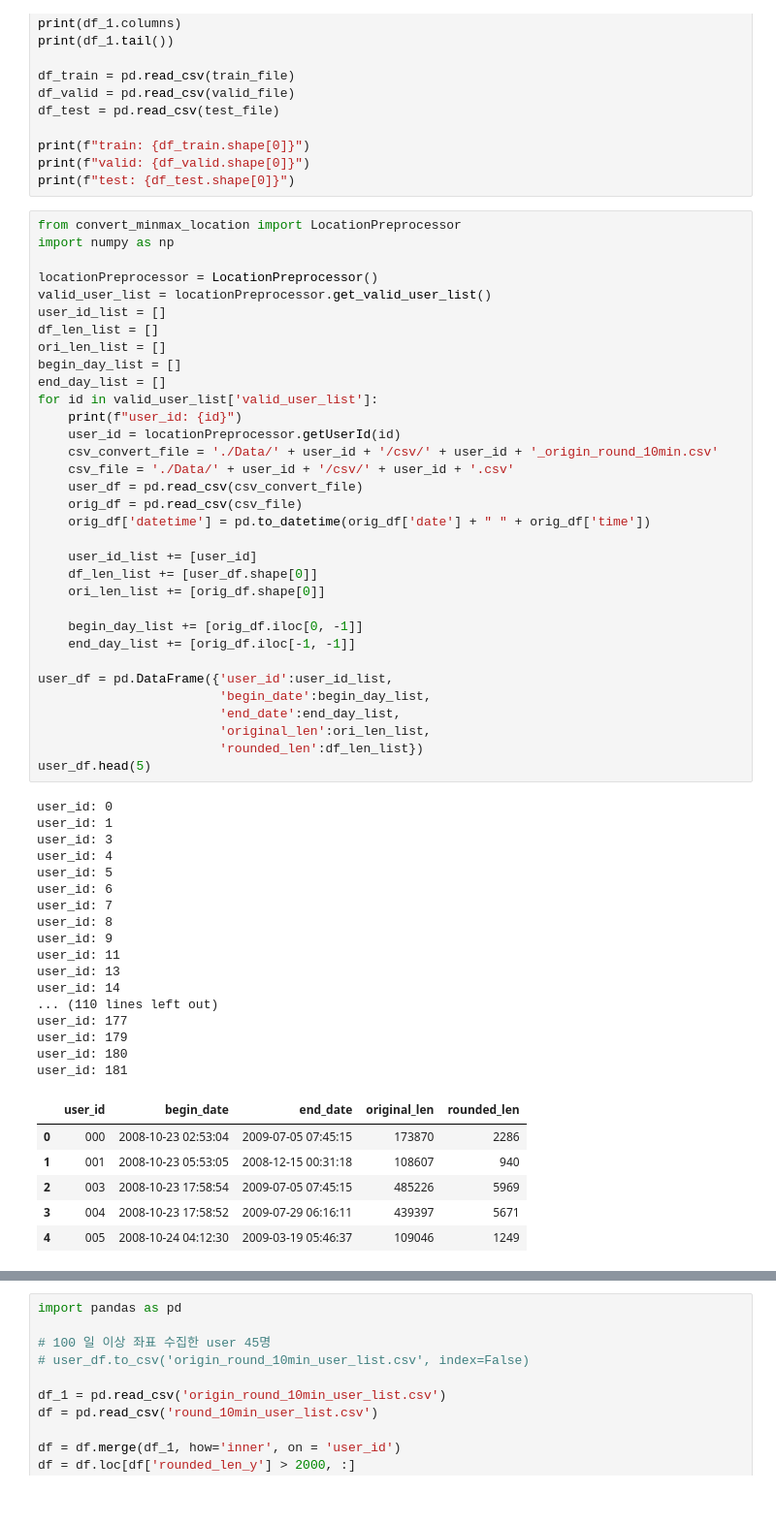
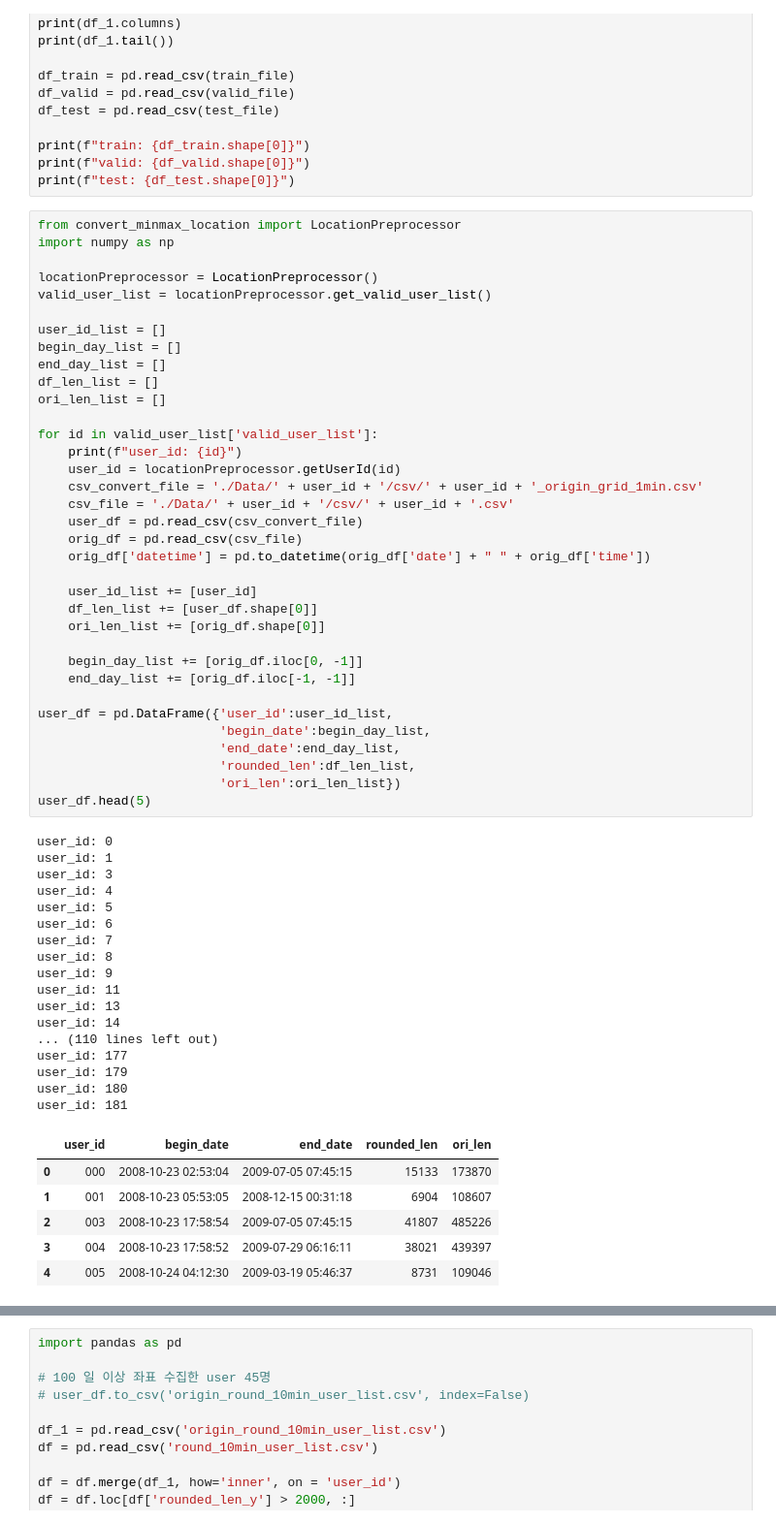
Before and after one commit to shkoma/geolife_timehetnet, a Jupyter notebook: data/geolife/preprocess.ipynb, the cells around one changed output, grey strips where cells are left out. Shown at 97% size. Saved outputs shown, nothing was run; the diff lists cells and outputs as text.

```diff
--- a/data/geolife/preprocess.ipynb
+++ b/data/geolife/preprocess.ipynb
@@ -316,15 +188,17 @@ import numpy as np
 
 locationPreprocessor = LocationPreprocessor()
 valid_user_list = locationPreprocessor.get_valid_user_list()
+
 user_id_list = []
+begin_day_list = []
+end_day_list = []
 df_len_list = []
 ori_len_list = []
-begin_day_list = []
-end_day_list = []
+
 for id in valid_user_list['valid_user_list']:
     print(f"user_id: {id}")
     user_id = locationPreprocessor.getUserId(id)
-    csv_convert_file = './Data/' + user_id + '/csv/' + user_id + '_origin_round_10min.csv'
+    csv_convert_file = './Data/' + user_id + '/csv/' + user_id + '_origin_grid_1min.csv'
     csv_file = './Data/' + user_id + '/csv/' + user_id + '.csv'
     user_df = pd.read_csv(csv_convert_file)
     orig_df = pd.read_csv(csv_file)
@@ -332,38 +206,38 @@ for id in valid_user_list['valid_user_list']:
 
     user_id_list += [user_id]
     df_len_list += [user_df.shape[0]]
     ori_len_list += [orig_df.shape[0]]
 
     begin_day_list += [orig_df.iloc[0, -1]]
     end_day_list += [orig_df.iloc[-1, -1]]
 
 user_df = pd.DataFrame({'user_id':user_id_list,
                         'begin_date':begin_day_list,
                         'end_date':end_day_list,
-                        'original_len':ori_len_list,
-                        'rounded_len':df_len_list})
+                        'rounded_len':df_len_list,
+                        'ori_len':ori_len_list})
 user_df.head(5)
 # %% [output]
 user_id: 0
 user_id: 1
 user_id: 3
 user_id: 4
 user_id: 5
 user_id: 6
 user_id: 7
 user_id: 8
 user_id: 9
 user_id: 11
 user_id: 13
 user_id: 14
 ... (110 lines left out)
 user_id: 177
 user_id: 179
 user_id: 180
 user_id: 181
-|  | user_id | begin_date | end_date | original_len | rounded_len |
-| 0 | 000 | 2008-10-23 02:53:04 | 2009-07-05 07:45:15 | 173870 | 2286 |
-| 1 | 001 | 2008-10-23 05:53:05 | 2008-12-15 00:31:18 | 108607 | 940 |
-| 2 | 003 | 2008-10-23 17:58:54 | 2009-07-05 07:45:15 | 485226 | 5969 |
-| 3 | 004 | 2008-10-23 17:58:52 | 2009-07-29 06:16:11 | 439397 | 5671 |
-| 4 | 005 | 2008-10-24 04:12:30 | 2009-03-19 05:46:37 | 109046 | 1249 |
+|  | user_id | begin_date | end_date | rounded_len | ori_len |
+| 0 | 000 | 2008-10-23 02:53:04 | 2009-07-05 07:45:15 | 15133 | 173870 |
+| 1 | 001 | 2008-10-23 05:53:05 | 2008-12-15 00:31:18 | 6904 | 108607 |
+| 2 | 003 | 2008-10-23 17:58:54 | 2009-07-05 07:45:15 | 41807 | 485226 |
+| 3 | 004 | 2008-10-23 17:58:52 | 2009-07-29 06:16:11 | 38021 | 439397 |
+| 4 | 005 | 2008-10-24 04:12:30 | 2009-03-19 05:46:37 | 8731 | 109046 |
```
Also changed, not shown: parts of 5 cells of this notebook, 2 other files.
